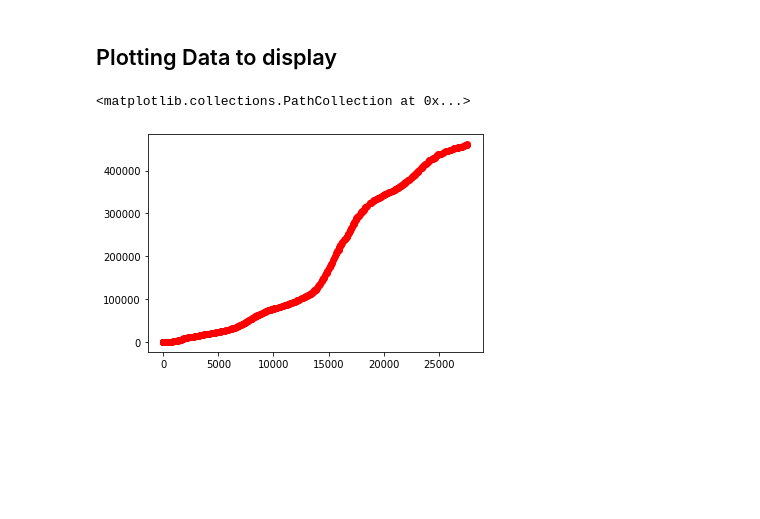
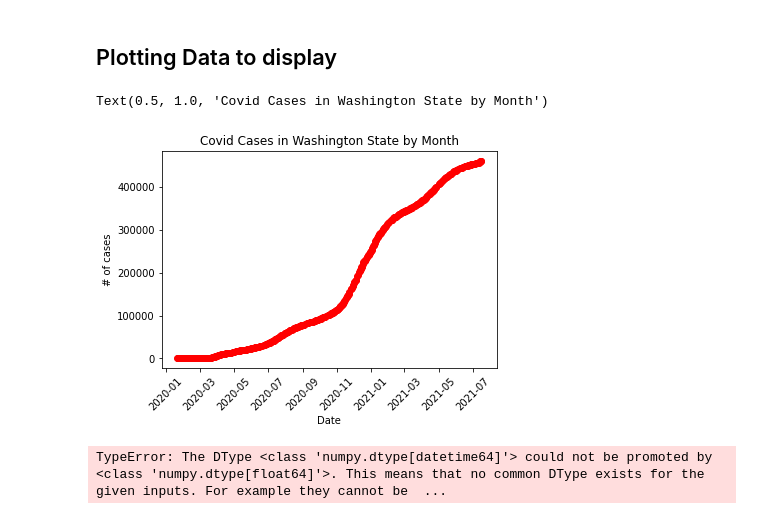
Before and after one commit to danieldills/linear-regression, a Jupyter notebook: regression.ipynb, the cells around one changed output. Drawn from its saved outputs; the diff is of its cells as text; code cells hidden in the pictures; blank space fills up the shorter version.

Commit message:
TypeError at linear regression

```diff
--- a/regression.ipynb
+++ b/regression.ipynb
@@ -138,8 +137,18 @@ print(f'y-train shape [{y_train.shape}]')
 y-train shape [(434,)]
 # %% [markdown]
 ## Plotting Data to display
-# %%
-plt.scatter(x_train, y_train, color='red')
-# %% [output]
-<matplotlib.collections.PathCollection at 0x...>
-[figure, removed]
+# %%
+plt.xticks(rotation=45)
+plt.scatter(x_train, y_train, color='red')
+plt.xlabel("Date")
+plt.ylabel("# of cases")
+plt.title("Covid Cases in Washington State by Month")
+# %% [output]
+Text(0.5, 1.0, 'Covid Cases in Washington State by Month')
+[figure, added]
+# %%
+lm = LinearRegression()
+lm.fit(x_train, y_train)
+y_predict = lm.predict(x_test)
+# %% [output]
+TypeError: The DType <class 'numpy.dtype[datetime64]'> could not be promoted by <class 'numpy.dtype[float64]'>. This means that no common DType exists for the given inputs. For example they cannot be  ...
```
Also changed, not shown: parts of 3 cells of this notebook.
